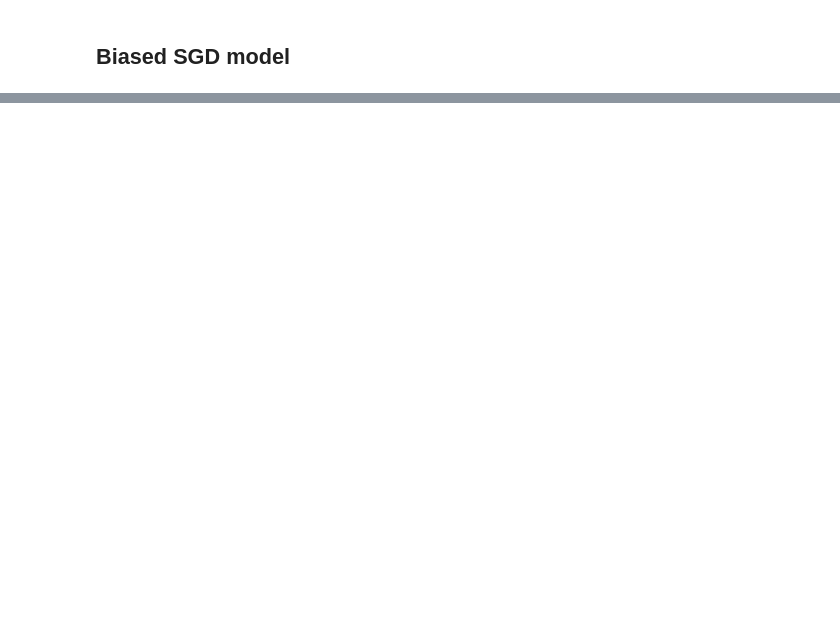
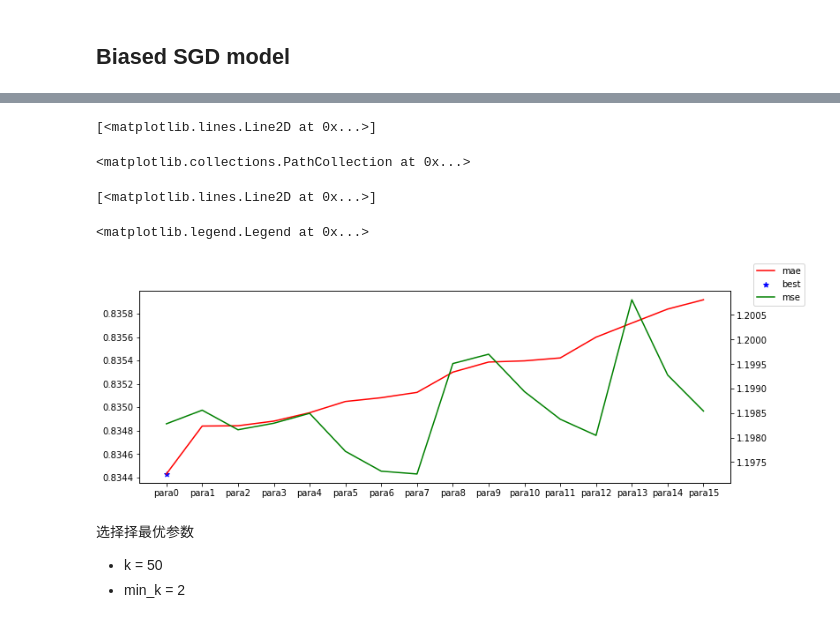
Before and after one commit to Alex2Yang97/Video_Game_Recommender, a Jupyter notebook: Models.ipynb, the cells around one changed output, grey strips where cells are left out. Drawn from its saved outputs; the diff is of its cells as text; code cells hidden in the pictures; blank space fills up the shorter version.

```diff
--- a/Models.ipynb
+++ b/Models.ipynb
@@ -148,0 +382,5 @@ MSE: 1.2416
+# %%
+knn_model = KNNBaseline(k=40, min_k=1)
+knn_model.fit(new_train_set)
+predictions = knn_model.test(test_set)
+print_metrics_sp(predictions)
@@ -148,0 +395,17 @@ MSE: 1.2416
+# %%
+# 设置超参数列表进行网格搜索法调参
+# 用验证集上的表现来选取最优参数
+
+k_lst = [50, 100, 200, 300]
+min_k_lst = [1, 2, 3, 10]
+
+res_df = {'para': [], 'mae': [], 'mse': []}
+for k in k_lst:
+    for min_k in min_k_lst:
+        print(f'Fitting factor: {k}, reg:{min_k}')
+        res_df['para'].append(f"{k},{min_k}")
+        knn_model = KNNBaseline(k=k, min_k=min_k)
+        bias_sgd.fit(train_set)
+        predictions = bias_sgd.test(val_set)
+        res_df['mae'].append(accuracy.mae(predictions))
+        res_df['mse'].append(accuracy.mse(predictions))
@@ -148,0 +436,7 @@ MSE: 1.2416
+# %%
+res_df = pd.DataFrame(res_df)
+# 因为 mse 会对于异常值有较大的损失，mae 更能体现一种平均意义上的损失，
+# 因此我们认为相比于 mae 指标对于我们选择参数更加重要，所以排序的时候 mae 在前，mse 在后
+# 不过其实从结果来看，模型如果 mae 较低，mse 也较低，二者基本是通向变化的
+res_df = res_df.sort_values(by=['mae', 'mse']).reset_index(drop=True)
+res_df
@@ -148,0 +461,21 @@ MSE: 1.2416
+# %%
+# 图上的波动性可能由于模型对其中一个参数更为敏感
+# 不过整体而言，我们仍然能够找到最优的参数
+fig = plt.figure(figsize=(12, 4))
+ax1 = fig.add_subplot(111)
+xtick = [f"para{i}" for i in range(len(res_df))]
+ax1.plot(xtick, res_df['mae'], label='mae', color='r')
+ax1.scatter(xtick[:1], res_df['mae'].tolist()[:1], marker='*', label='best', color='blue')
+ax2 = ax1.twinx()
+ax2.plot(xtick, res_df['mse'], label='mse', color='g')
+fig.legend()
+# %% [output]
+[<matplotlib.lines.Line2D at 0x...>]
+<matplotlib.collections.PathCollection at 0x...>
+[<matplotlib.lines.Line2D at 0x...>]
+<matplotlib.legend.Legend at 0x...>
+[figure, added]
+# %% [markdown]
+选择择最优参数
+- k = 50
+- min_k = 2
```
Also changed, not shown: parts of 35 cells of this notebook, 3 other files.
